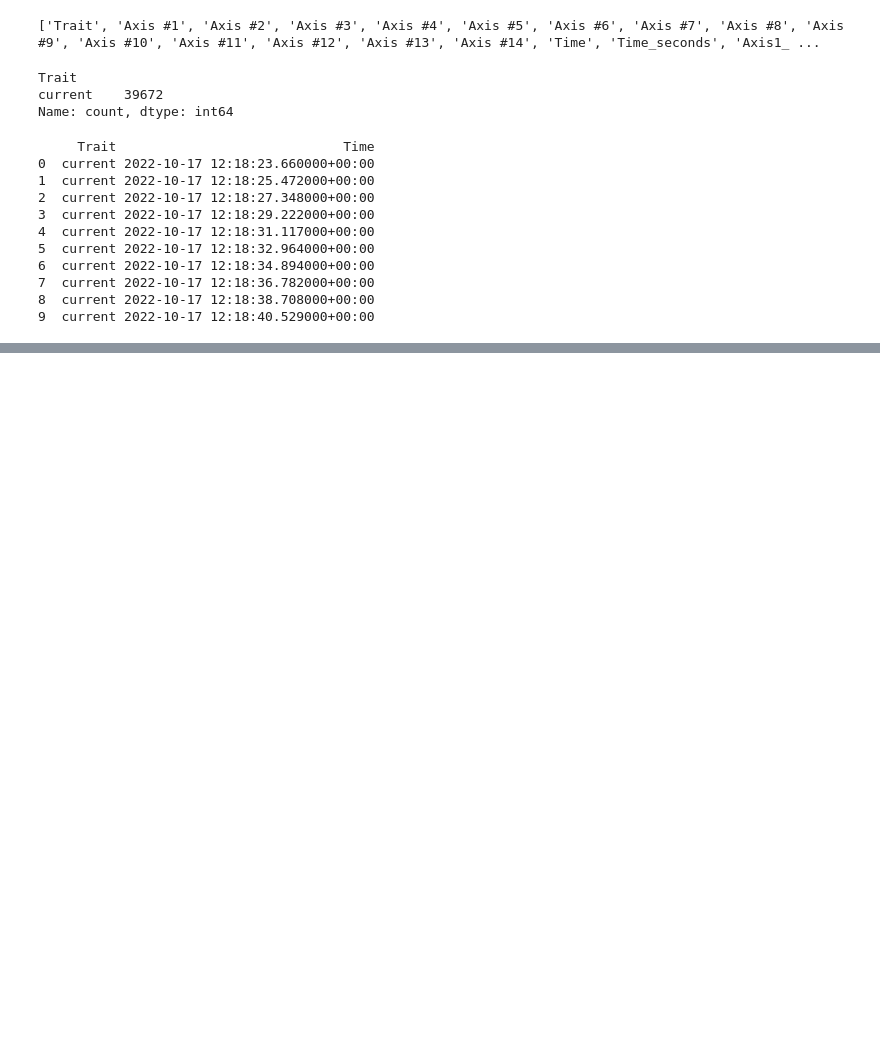
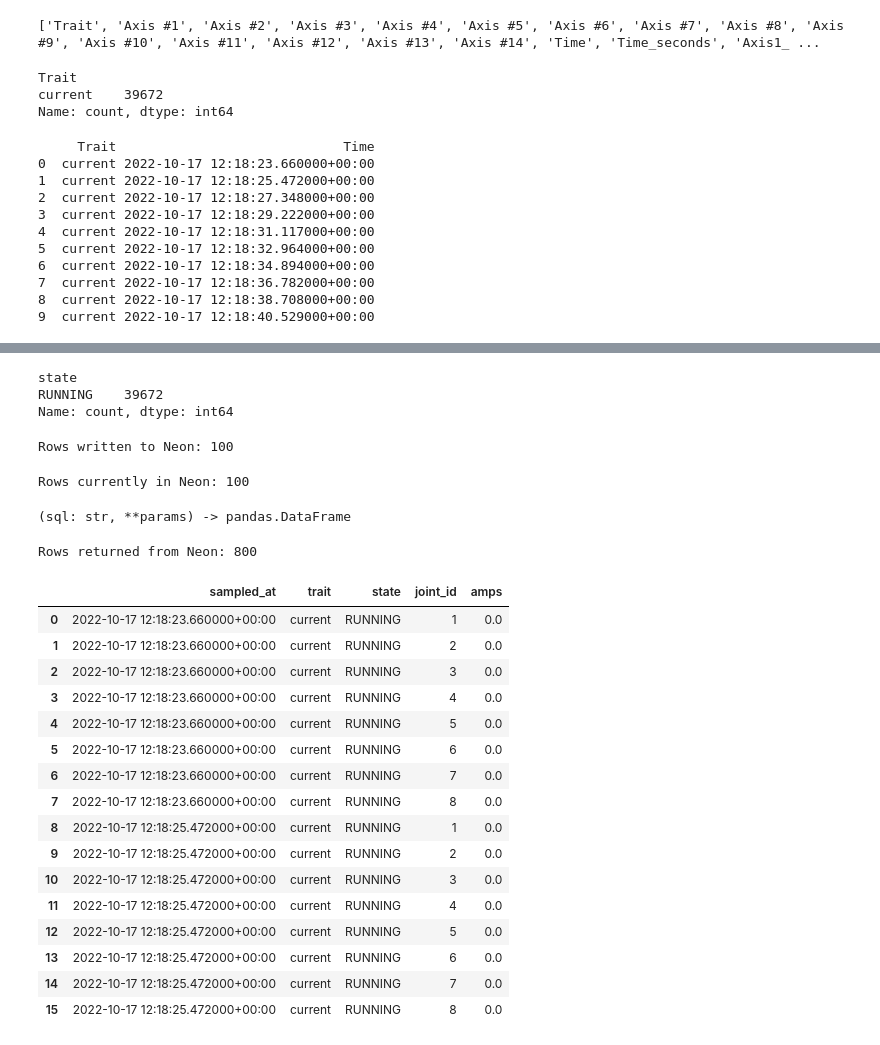
Before and after one commit to koushikbalne97/PracticalLab1_PredictiveMaintenance, a Jupyter notebook: PracticalLab1.ipynb, the cells around one changed output, grey strips where cells are left out. Cells and saved outputs as stored; diff of their text form; code cells hidden in the pictures; blank space fills up the shorter version.

```diff
--- a/PracticalLab1.ipynb
+++ b/PracticalLab1.ipynb
@@ -591,0 +1221,8 @@ print(df[["Trait", "Time"]].head(10))
+# %%
+# Test Neon PostgreSQL connection
+
+from persistence.telemetry_store import TelemetryStore
+
+store = TelemetryStore()
+
+print("Neon database connection successful!")
@@ -591,0 +1375,67 @@ print(df[["Trait", "Time"]].head(10))
+# %%
+db_training["state"] = "RUNNING"
+
+print(db_training["state"].value_counts())
+# %% [output]
+state
+RUNNING    39672
+Name: count, dtype: int64
+# %%
+db_training_small = db_training.head(100).copy()
+
+with store.connection() as conn:
+    ids = store.write(
+        conn,
+        db_training_small,
+        origin="seed"
+    )
+
+print("Rows written to Neon:", len(ids))
+# %% [output]
+Rows written to Neon: 100
+# %%
+print("Rows currently in Neon:", store.count())
+# %% [output]
+Rows currently in Neon: 100
+# %%
+import inspect
+
+print(inspect.signature(store.ask))
+# %% [output]
+(sql: str, **params) -> pandas.DataFrame
+# %%
+db_from_neon = store.ask("""
+    SELECT
+        s.sampled_at,
+        s.trait,
+        s.state,
+        j.joint_id,
+        j.amps
+    FROM cat_dc.sample AS s
+    JOIN cat_dc.joint_current AS j
+        ON s.sample_id = j.sample_id
+    ORDER BY s.sample_id, j.joint_id
+    LIMIT 800
+""")
+
+print("Rows returned from Neon:", len(db_from_neon))
+display(db_from_neon.head(16))
+# %% [output]
+Rows returned from Neon: 800
+|  | sampled_at | trait | state | joint_id | amps |
+| 0 | 2022-10-17 12:18:23.660000+00:00 | current | RUNNING | 1 | 0.0 |
+| 1 | 2022-10-17 12:18:23.660000+00:00 | current | RUNNING | 2 | 0.0 |
+| 2 | 2022-10-17 12:18:23.660000+00:00 | current | RUNNING | 3 | 0.0 |
+| 3 | 2022-10-17 12:18:23.660000+00:00 | current | RUNNING | 4 | 0.0 |
+| 4 | 2022-10-17 12:18:23.660000+00:00 | current | RUNNING | 5 | 0.0 |
+| 5 | 2022-10-17 12:18:23.660000+00:00 | current | RUNNING | 6 | 0.0 |
+| 6 | 2022-10-17 12:18:23.660000+00:00 | current | RUNNING | 7 | 0.0 |
+| 7 | 2022-10-17 12:18:23.660000+00:00 | current | RUNNING | 8 | 0.0 |
+| 8 | 2022-10-17 12:18:25.472000+00:00 | current | RUNNING | 1 | 0.0 |
+| 9 | 2022-10-17 12:18:25.472000+00:00 | current | RUNNING | 2 | 0.0 |
+| 10 | 2022-10-17 12:18:25.472000+00:00 | current | RUNNING | 3 | 0.0 |
+| 11 | 2022-10-17 12:18:25.472000+00:00 | current | RUNNING | 4 | 0.0 |
+| 12 | 2022-10-17 12:18:25.472000+00:00 | current | RUNNING | 5 | 0.0 |
+| 13 | 2022-10-17 12:18:25.472000+00:00 | current | RUNNING | 6 | 0.0 |
+| 14 | 2022-10-17 12:18:25.472000+00:00 | current | RUNNING | 7 | 0.0 |
+| 15 | 2022-10-17 12:18:25.472000+00:00 | current | RUNNING | 8 | 0.0 |
```
Also changed, not shown: parts of 48 cells of this notebook, 4 other files.
